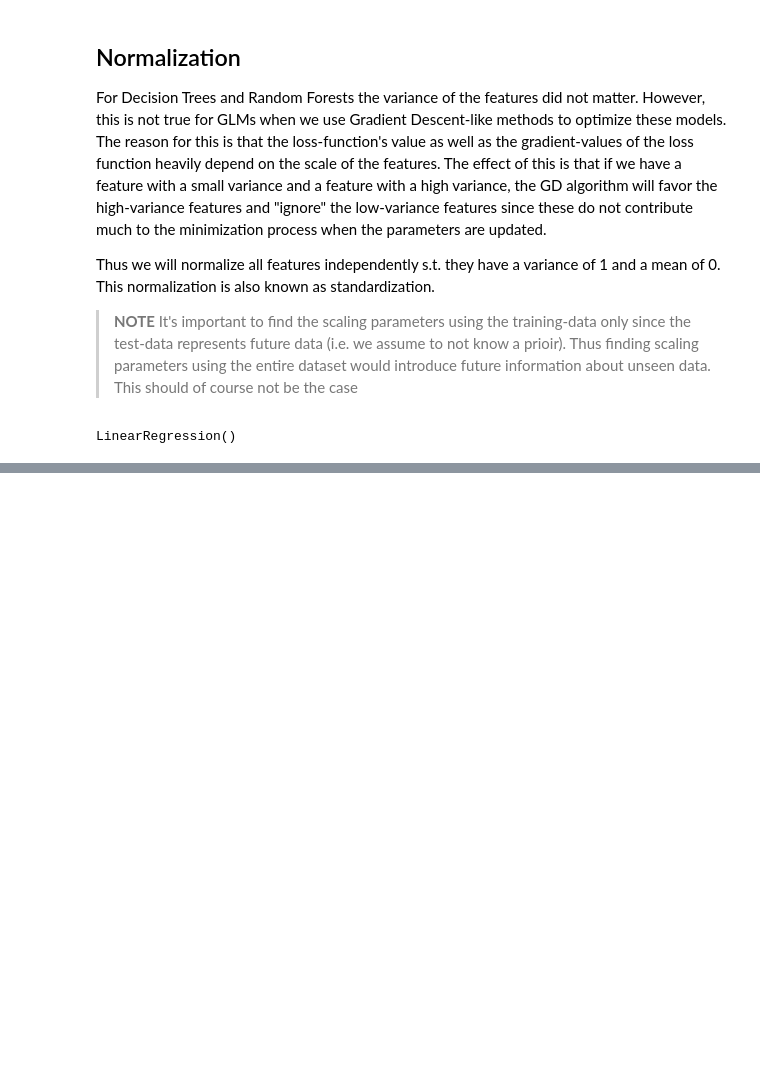
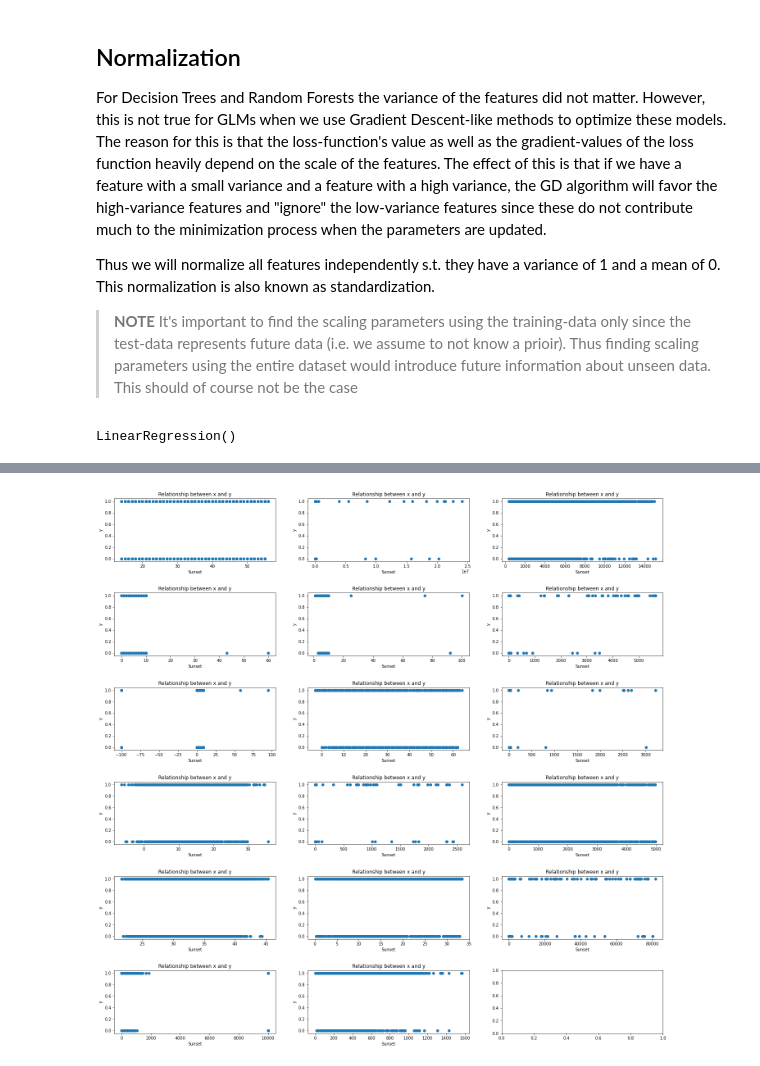
Before and after one commit to J0nasSeng/MLDL-Workshop, a Jupyter notebook: notebooks/glms.ipynb, the cells around one changed output, grey strips where cells are left out. Saved outputs shown, nothing was run; the diff lists cells and outputs as text; code cells hidden in the pictures; blank space fills up the shorter version.

```diff
--- a/notebooks/glms.ipynb
+++ b/notebooks/glms.ipynb
@@ -180,0 +296,15 @@ array([[ 2.27532985e-02,  8.00914314e-01, -1.22784897e-02,
+# %%
+fig, axs = plt.subplots(6, 3, figsize=(24, 24))
+for cidx in range(X.shape[1]):
+    row_idx = cidx // 3
+    col_idx = cidx % 3
+    ax = axs[row_idx][col_idx]
+    data = X[:, cidx]
+    ax.scatter(data, y)
+    ax.set_title(f"Relationship between x and y")
+    ax.set_xlabel(c)
+    ax.set_ylabel('y')
+plt.subplots_adjust(hspace=0.5)
+plt.show()
+# %% [output]
+[figure, added]
```
Also changed, not shown: parts of 46 cells of this notebook, 6 other files.
